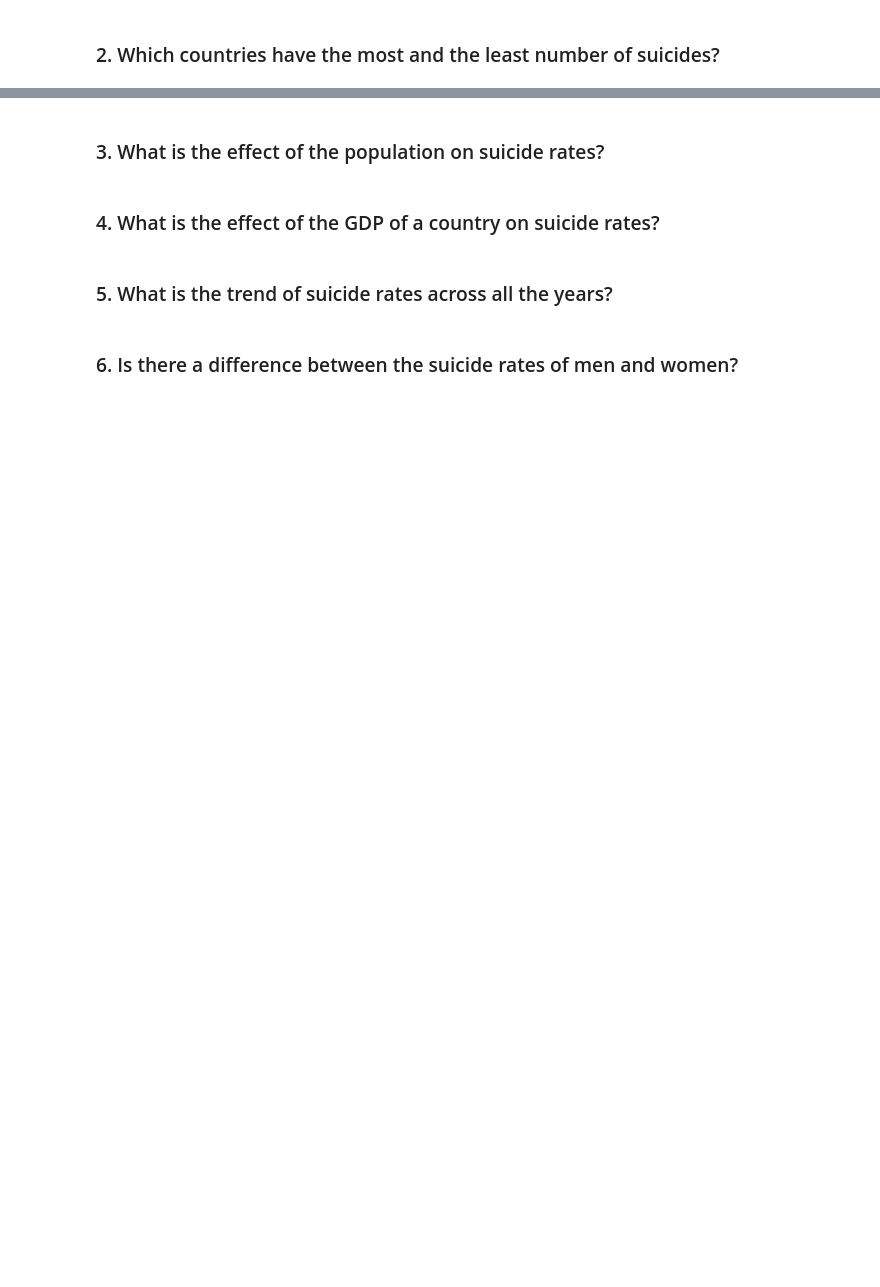
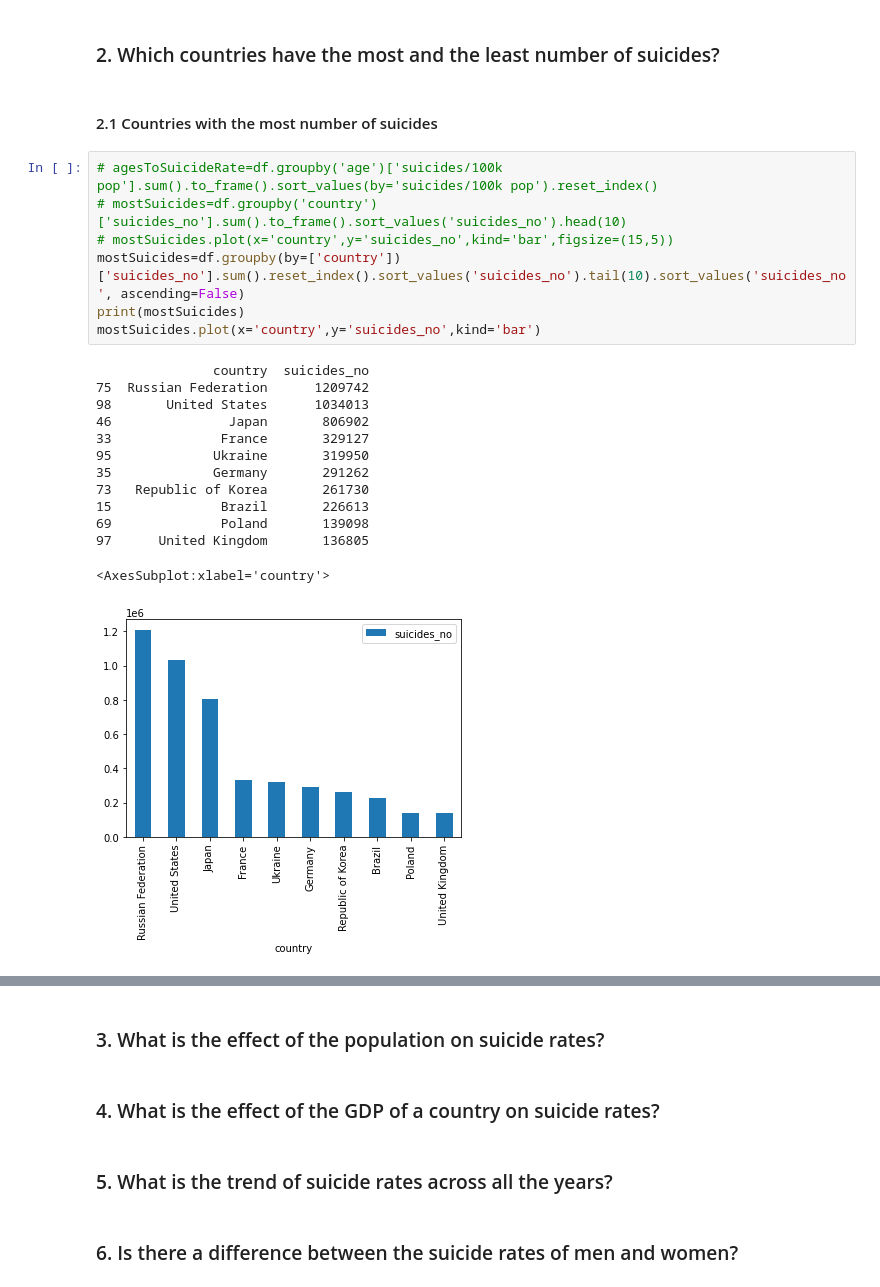
Before and after one commit to AlexHamn/suicide-rates-case-study, a Jupyter notebook: suicideRates.ipynb, the cells around one changed output, grey strips where cells are left out. Drawn from its saved outputs; the diff is of its cells as text; blank space fills up the shorter version.

Commit message:
Countries witht he least and most num of suicides

```diff
--- a/suicideRates.ipynb
+++ b/suicideRates.ipynb
@@ -151,2 +151,25 @@ sns.stripplot(x = 'age', y = 'suicides/100k pop', data=agesToSuicideRate, order=
 # %% [markdown]
 ### 2. Which countries have the most and the least number of suicides?
+# %% [markdown]
+#### 2.1 Countries with the most number of suicides
+# %%
+# agesToSuicideRate=df.groupby('age')['suicides/100k pop'].sum().to_frame().sort_values(by='suicides/100k pop').reset_index()
+# mostSuicides=df.groupby('country')['suicides_no'].sum().to_frame().sort_values('suicides_no').head(10)
+# mostSuicides.plot(x='country',y='suicides_no',kind='bar',figsize=(15,5))
+mostSuicides=df.groupby(by=['country'])['suicides_no'].sum().reset_index().sort_values('suicides_no').tail(10).sort_values('suicides_no', ascending=False)
+print(mostSuicides)
+mostSuicides.plot(x='country',y='suicides_no',kind='bar')
+# %% [output]
+               country  suicides_no
+75  Russian Federation      1209742
+98       United States      1034013
+46               Japan       806902
+33              France       329127
+95             Ukraine       319950
+35             Germany       291262
+73   Republic of Korea       261730
+15              Brazil       226613
+69              Poland       139098
+97      United Kingdom       136805
+<AxesSubplot:xlabel='country'>
+[figure, added]
```
Also changed, not shown: parts of 3 cells of this notebook.
